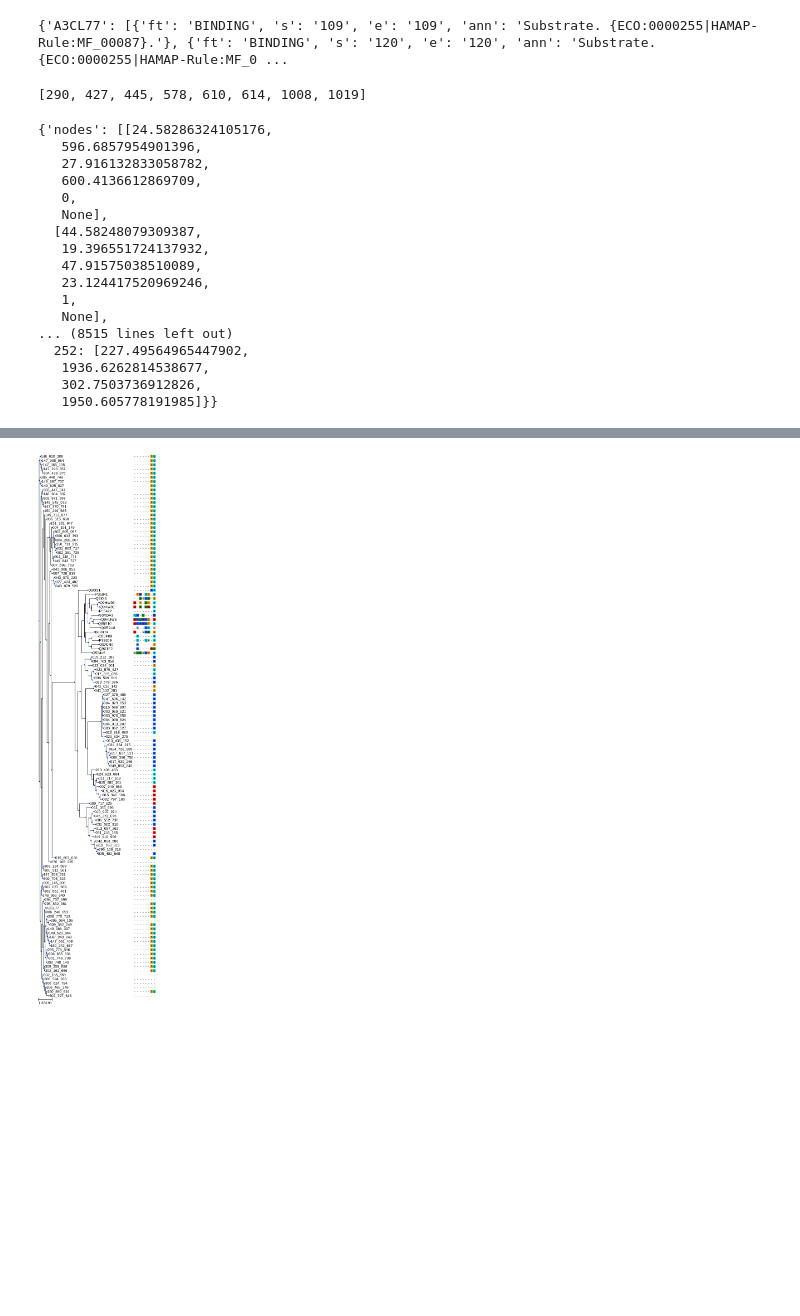
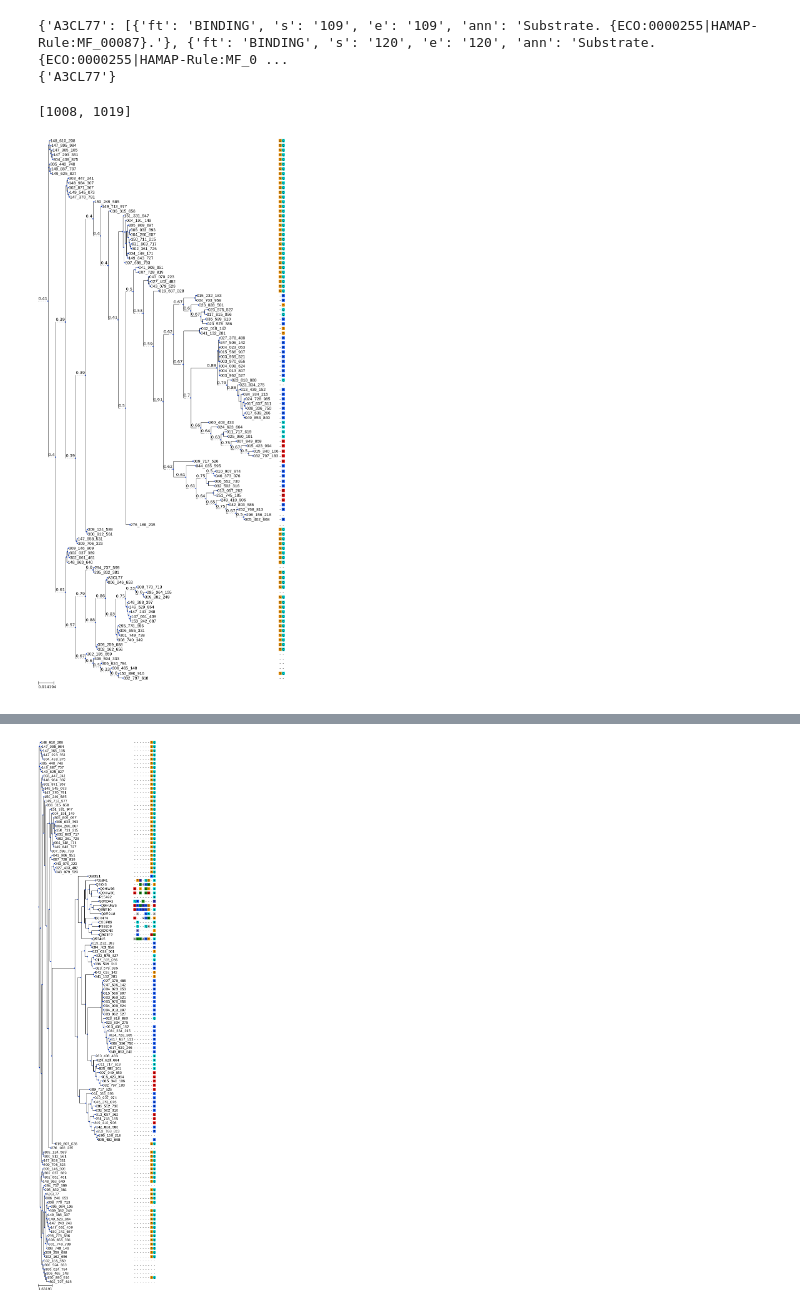
Before and after one commit to seviru/fmp_core_functionality, a Jupyter notebook: scripts/jupyter_tree.ipynb, the cells around one changed output, grey strips where cells are left out. Saved outputs shown, nothing was run; the diff lists cells and outputs as text; code cells hidden in the pictures; blank space fills up the shorter version.

Commit message:
Added unigene annotation and branch drawing filtered by evalue

```diff
--- a/scripts/jupyter_tree.ipynb
+++ b/scripts/jupyter_tree.ipynb
@@ -31,12 +31,23 @@ with open(uniprot_path, "r") as uniprot_file:
     uniprot_file.close
 # %%
 ### LOADING THE SPECIFIED TAG INFORMATION FROM OUR ALIGNMENT ###
-def retrieve_features (feature_tag, table_file):
+def retrieve_features (feature_tag, table_file, evalue_threshold):
     uniprot_hit_hash = {}
+    saving_list = []
+
     for line in table_file:
         hit_type = line.split("\t")[2]
         hit_name = line.split("\t")[3]
-        if (hit_type == ("spb" or "spe") and hit_name not in uniprot_hit_hash):
+        hit_evalue = line.split("\t")[4]
+
+        if hit_evalue == "-":
+            hit_evalue = 0.0
+        else:
+            hit_evalue = float(hit_evalue)
+
+        if (hit_type == ("spb" or "spe") and
+            hit_name not in uniprot_hit_hash and
+            hit_evalue <= evalue_threshold):
             features_newlist = []
 #             for feature in uniprot_info[hit_name]["FT"]: # TO CHECK FEATURES WHEN WE PICK A NEW FILE MANUALLY
 #                 print (feature)
@@ -45,12 +56,16 @@ def retrieve_features (feature_tag, table_file):
                     features_newlist.append(feature)
             if len(features_newlist) > 0:
                 uniprot_hit_hash[hit_name] = features_newlist
-    return uniprot_hit_hash
+            saving_list.append(hit_name)
+    saving_list = set(saving_list)
+    return uniprot_hit_hash, saving_list
 # %%
-uniprot_hit_hash = retrieve_features("BINDING", table_info)
+uniprot_hit_hash, leaf_save_list = retrieve_features("BINDING", table_info, 1e-250)
 print (uniprot_hit_hash)
+print (leaf_save_list)
 # %% [output]
 {'A3CL77': [{'ft': 'BINDING', 's': '109', 'e': '109', 'ann': 'Substrate. {ECO:0000255|HAMAP-Rule:MF_00087}.'}, {'ft': 'BINDING', 's': '120', 'e': '120', 'ann': 'Substrate. {ECO:0000255|HAMAP-Rule:MF_0 ...
+{'A3CL77'}
 # %%
 ### LOADING THE TREE WITH ETE3 ###
 from ete3 import PhyloTree, TreeStyle, SeqMotifFace
@@ -86,7 +101,7 @@ def get_positions_matrix (feature_hash, tree):
 position_matrix = get_positions_matrix(uniprot_hit_hash, tree)
 print (position_matrix)
 # %% [output]
-[290, 427, 445, 578, 610, 614, 1008, 1019]
+[1008, 1019]
 # %%
 import itertools
 
@@ -128,48 +143,42 @@ for node in tree.traverse():
 # %%
 ### VISUALIZING THE TREE ###
 from ete3 import PhyloTree, TreeStyle, SeqMotifFace, TextFace
 tree = PhyloTree(tree_path, alignment=alignment_info, alg_format="fasta")
+
+import re
 
 ts = TreeStyle()
 ts.layout_fn = lambda x: True
 
 node_number = 0
 node_scores = {}
+
+for leaf in tree.iter_leaves():
+    leaf_name_match = re.match( r'\d{3}_\d{3}_\d{3}', leaf.name)
+    if not (leaf.name in leaf_save_list or
+        leaf_name_match):
+        leaf.delete()
+matchObj = re.match( r'(.*) are (.*?) .*', line, re.M|re.I)
 
 for node in tree.traverse():
     if node.is_leaf() == True:
         draw_position = 0
         for position in position_matrix:
             seqFace = SeqMotifFace(node.sequence[position], seq_format="seq")
             (tree&node.name).add_face(seqFace, draw_position, "aligned")
             draw_position += 1
     else:
         node_score = round(calculate_node_score(node, position_matrix, "simple"), 2)
         node.add_feature("node_score", node_score)
         node_scores[node_number] = node_score
         node_number += 1
-        score_face = TextFace(node.node_score)
-        node.add_face(score_face, 0, "branch-top")
+        if node_score < 1.0:
+            score_face = TextFace(node.node_score)
+            node.add_face(score_face, 0, "branch-top")
 
 
-tree.render("mytree.png", w=800, h=2000, units="px", tree_style=ts)
-# tree.render('%%inline', tree_style = ts)
+# tree.render("mytree.png", w=800, h=2000, units="px", tree_style=ts)
+tree.render('%%inline', tree_style = ts)
 # tree.show(tree_style = ts)
 # %% [output]
-{'nodes': [[24.58286324105176,
-   596.6857954901396,
-   27.916132833058782,
-   600.4136612869709,
-   0,
-   None],
-  [44.58248079309387,
-   19.396551724137932,
-   47.91575038510089,
-   23.124417520969246,
-   1,
-   None],
-... (8515 lines left out)
-  252: [227.49564965447902,
-   1936.6262814538677,
-   302.7503736912826,
-   1950.605778191985]}}
+[figure, added]
```
Also changed, not shown: parts of 1 cell of this notebook.
